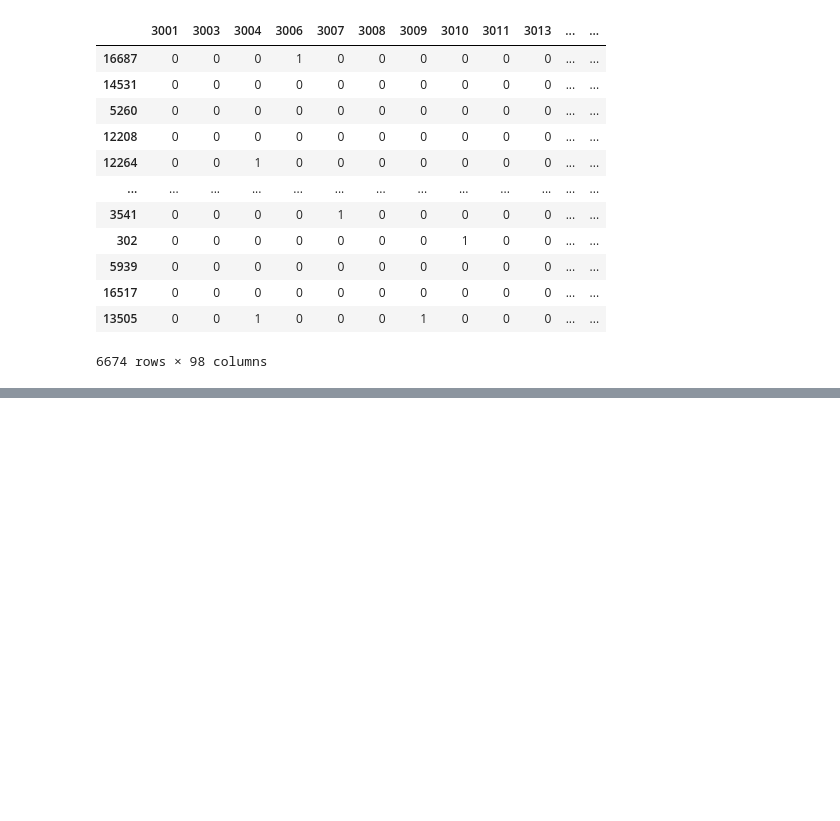
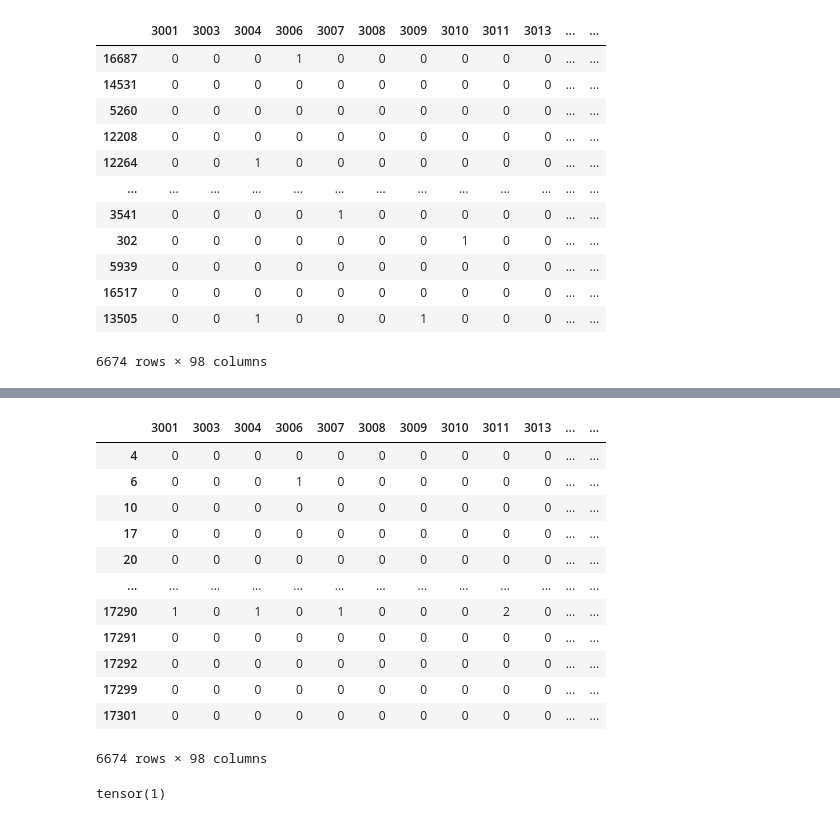
Before and after one commit to Liaokc/attention_cGAN, a Jupyter notebook: data_process.ipynb, the cells around one changed output, grey strips where cells are left out. Cells and saved outputs as stored; diff of their text form; code cells hidden in the pictures; blank space fills up the shorter version.

```diff
--- a/data_process.ipynb
+++ b/data_process.ipynb
@@ -228,0 +238,12 @@ for idx, row in otu_tab.iterrows():
+# %%
+import torch
+import pandas as pd
+df = otu_tab.sort_index(axis=1)
+
+# 再按行标签从小到大重新排列
+df = df.sort_index()
+
+# 将 DataFrame 转换为 torch.tensor 格式
+tensor_data = torch.tensor(df.values)
+
+print(tensor_data)
@@ -228,0 +258,20 @@ for idx, row in otu_tab.iterrows():
+# %%
+df
+# %% [output]
+|  | 3001 | 3003 | 3004 | 3006 | 3007 | 3008 | 3009 | 3010 | 3011 | 3013 | ... | ... |
+| 4 | 0 | 0 | 0 | 0 | 0 | 0 | 0 | 0 | 0 | 0 | ... | ... |
+| 6 | 0 | 0 | 0 | 1 | 0 | 0 | 0 | 0 | 0 | 0 | ... | ... |
+| 10 | 0 | 0 | 0 | 0 | 0 | 0 | 0 | 0 | 0 | 0 | ... | ... |
+| 17 | 0 | 0 | 0 | 0 | 0 | 0 | 0 | 0 | 0 | 0 | ... | ... |
+| 20 | 0 | 0 | 0 | 0 | 0 | 0 | 0 | 0 | 0 | 0 | ... | ... |
+| ... | ... | ... | ... | ... | ... | ... | ... | ... | ... | ... | ... | ... |
+| 17290 | 1 | 0 | 1 | 0 | 1 | 0 | 0 | 0 | 2 | 0 | ... | ... |
+| 17291 | 0 | 0 | 0 | 0 | 0 | 0 | 0 | 0 | 0 | 0 | ... | ... |
+| 17292 | 0 | 0 | 0 | 0 | 0 | 0 | 0 | 0 | 0 | 0 | ... | ... |
+| 17299 | 0 | 0 | 0 | 0 | 0 | 0 | 0 | 0 | 0 | 0 | ... | ... |
+| 17301 | 0 | 0 | 0 | 0 | 0 | 0 | 0 | 0 | 0 | 0 | ... | ... |
+6674 rows × 98 columns
+# %%
+tensor_data[1][3]
+# %% [output]
+tensor(1)
```
Also changed, not shown: parts of 9 cells of this notebook, 12 other files.
